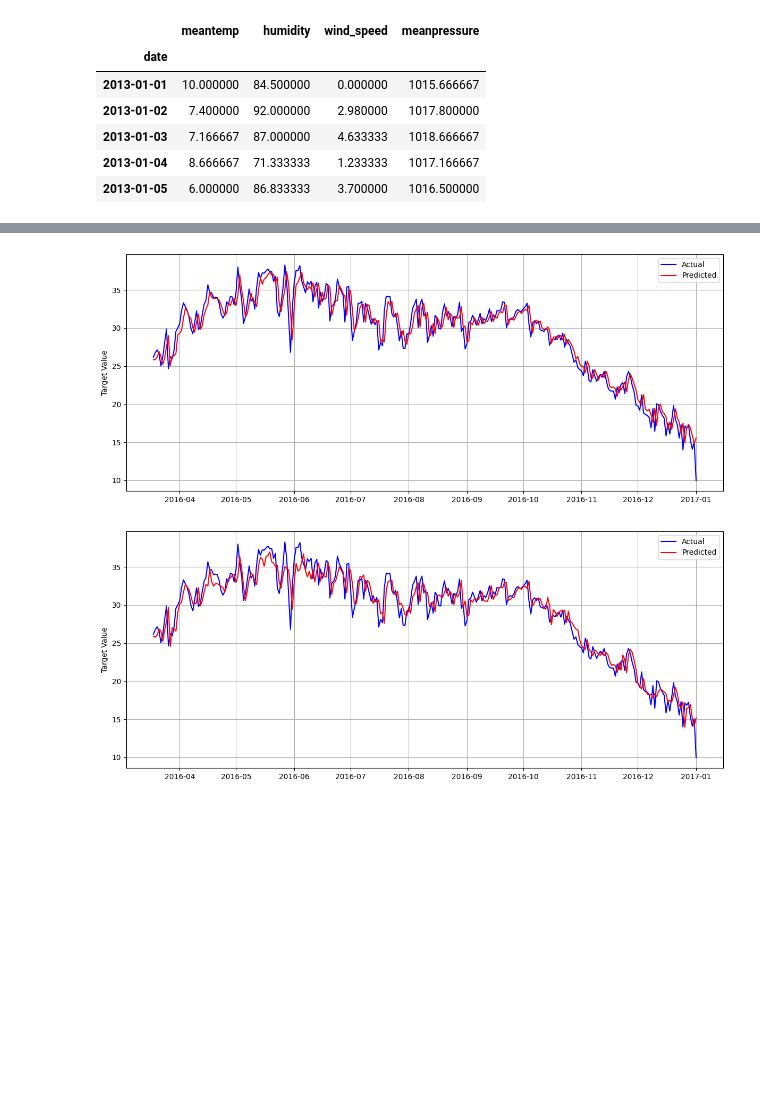
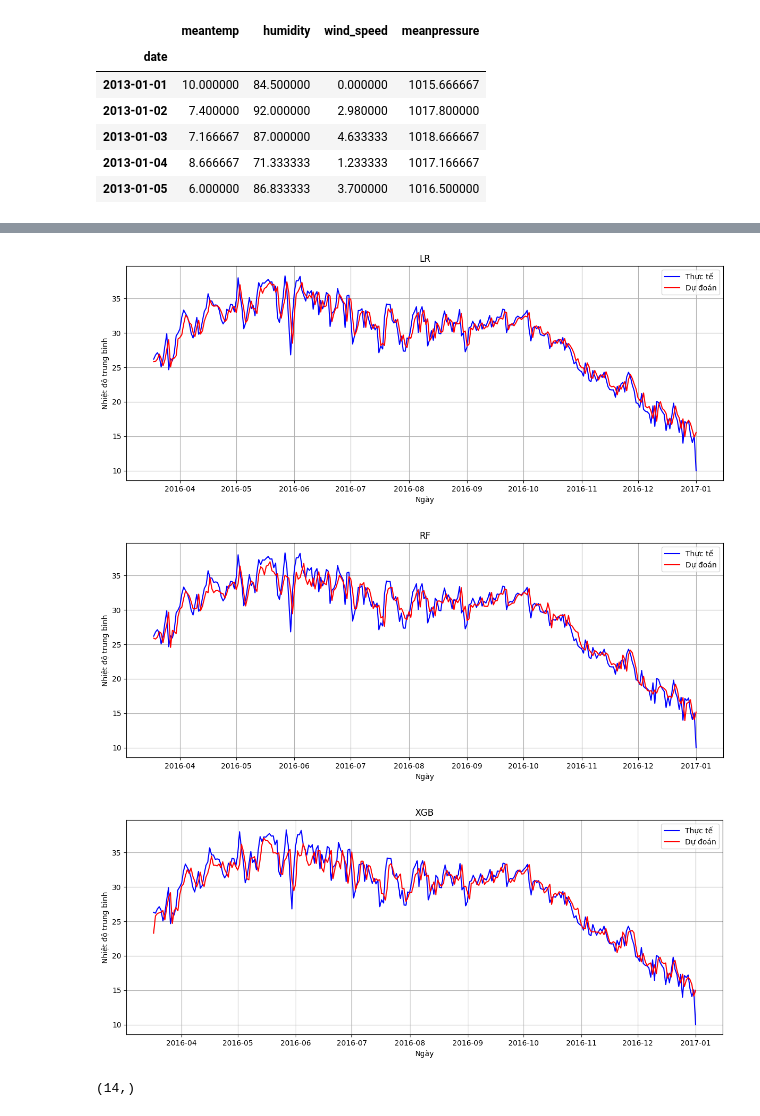
Before and after one commit to StrugVN/data-analysis-ctu, a Jupyter notebook: 4/4_ml.ipynb, the cells around one changed output, grey strips where cells are left out. Drawn from its saved outputs; the diff is of its cells as text; code cells hidden in the pictures; blank space fills up the shorter version.

```diff
--- a/4/4_ml.ipynb
+++ b/4/4_ml.ipynb
@@ -304,7 +304,7 @@ def run_exp(df_input, ft_cols, target_col, scaler):
 
     return best_linear, best_rf, best_xgb
 # %%
-def plot_best_model_predictions(model_data, x_label='Ngày', y_label=''):
+def plot_best_model_predictions(model_data, x_label='Ngày', y_label='', title=''):
     y_true = model_data['real_target_values']
     y_pred = model_data['predicted_values']
 
@@ -315,6 +315,7 @@ def plot_best_model_predictions(model_data, x_label='Ngày', y_label=''):
     plt.plot(y_pred, label='Dự đoán', color='red')
     plt.xlabel(x_label)
     plt.ylabel(y_label)
+    plt.title(title)
     plt.legend()
     plt.grid(True)
     plt.tight_layout()
@@ -331,7 +333,8 @@ KeyboardInterrupt:
 # %%
-plot_best_model_predictions(best_linear, x_label='Ngày', y_label='Nhiệt độ trung bình')
-plot_best_model_predictions(best_rf, x_label='Ngày', y_label='Nhiệt độ trung bình')
-plot_best_model_predictions(best_xgb, x_label='Ngày', y_label='Nhiệt độ trung bình')
+plot_best_model_predictions(best_linear, x_label='Ngày', y_label='Nhiệt độ trung bình', title='LR')
+plot_best_model_predictions(best_rf, x_label='Ngày', y_label='Nhiệt độ trung bình', title='RF')
+plot_best_model_predictions(best_xgb, x_label='Ngày', y_label='Nhiệt độ trung bình', title='XGB')
 # %% [output]
-[figure, old version]
+[figure, new version]
-[figure, old version]
+[figure, new version]
+[figure, added]
@@ -337,0 +355,4 @@ plot_best_model_predictions(best_xgb, x_label='Ngày', y_label='Nhiệt độ tr
+# %%
+best_linear['window_size'],
+# %% [output]
+(14,)
```
Also changed, not shown: parts of 11 cells of this notebook.
